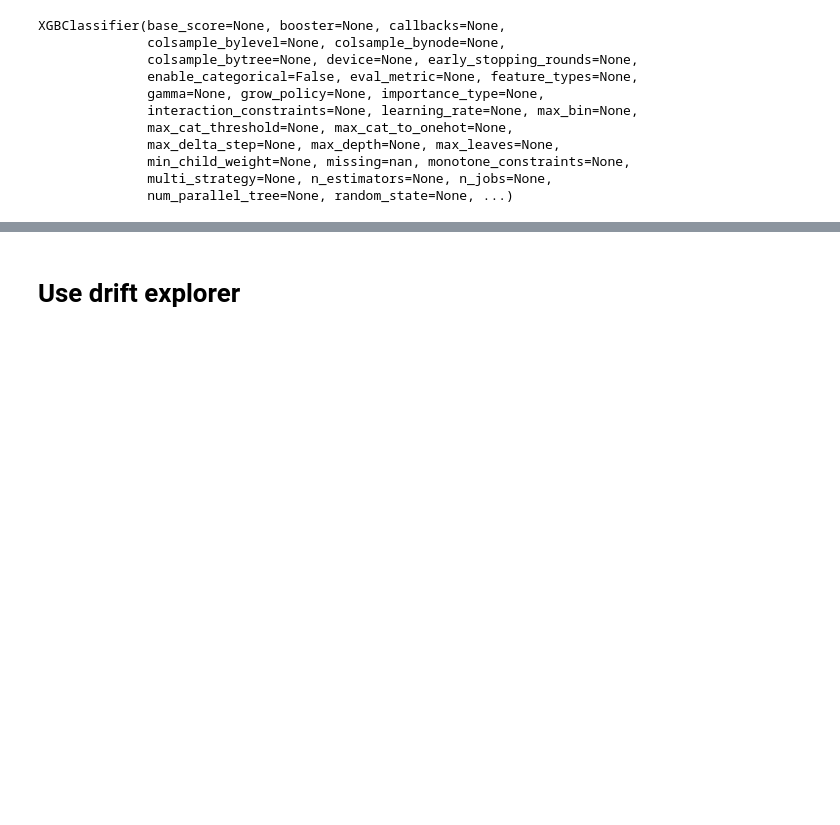
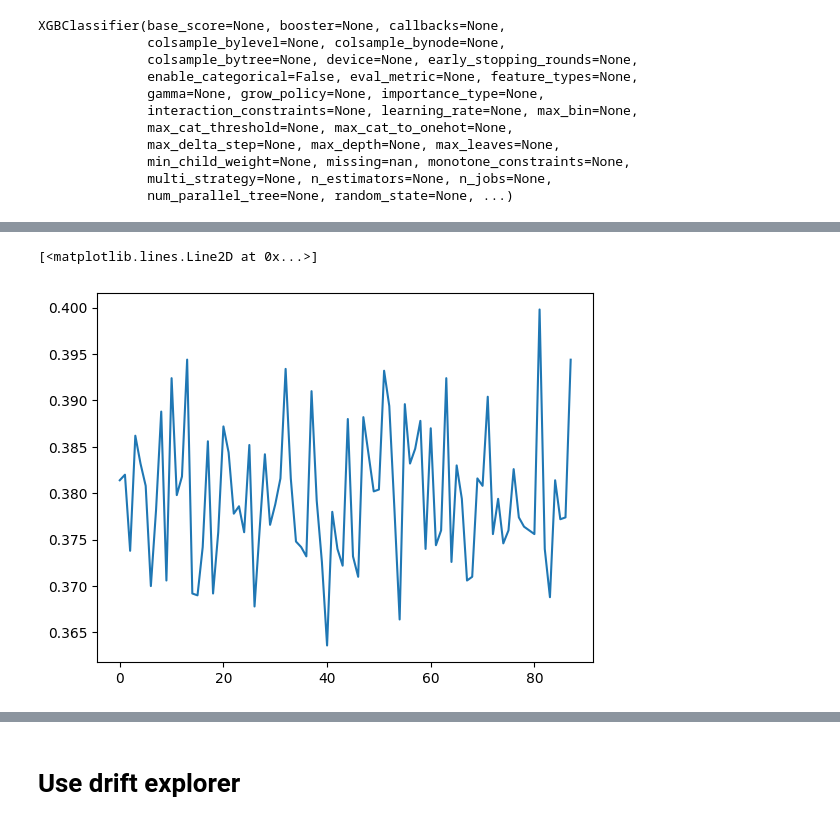
Before and after one commit to fgiobergia/DriftInspector, a Jupyter notebook: src/adult/folkstables.ipynb, the cells around one changed output, grey strips where cells are left out. Cells and saved outputs as stored; diff of their text form; code cells hidden in the pictures; blank space fills up the shorter version.

```diff
--- a/src/adult/folkstables.ipynb
+++ b/src/adult/folkstables.ipynb
@@ -121,2 +119,7 @@ for batch_i, b in enumerate(range(batch_size, df_test_prep.shape[0], batch_size)
+# %%
+plt.plot(balance)
+# %% [output]
+[<matplotlib.lines.Line2D at 0x...>]
+[figure, added]
 # %%
 import matplotlib.pyplot as plt
```
Also changed, not shown: parts of 22 cells of this notebook.
